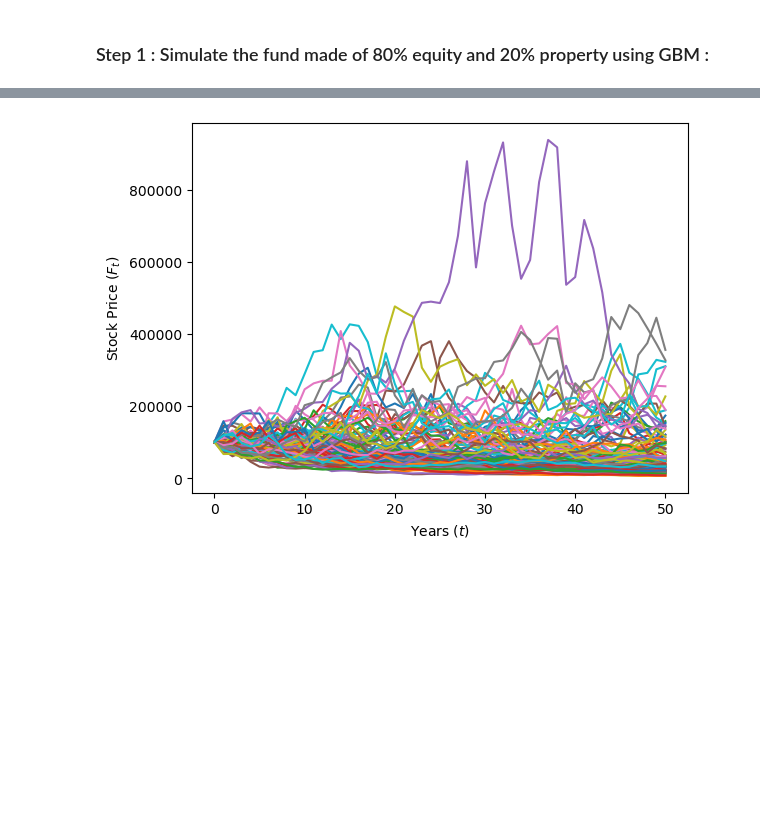
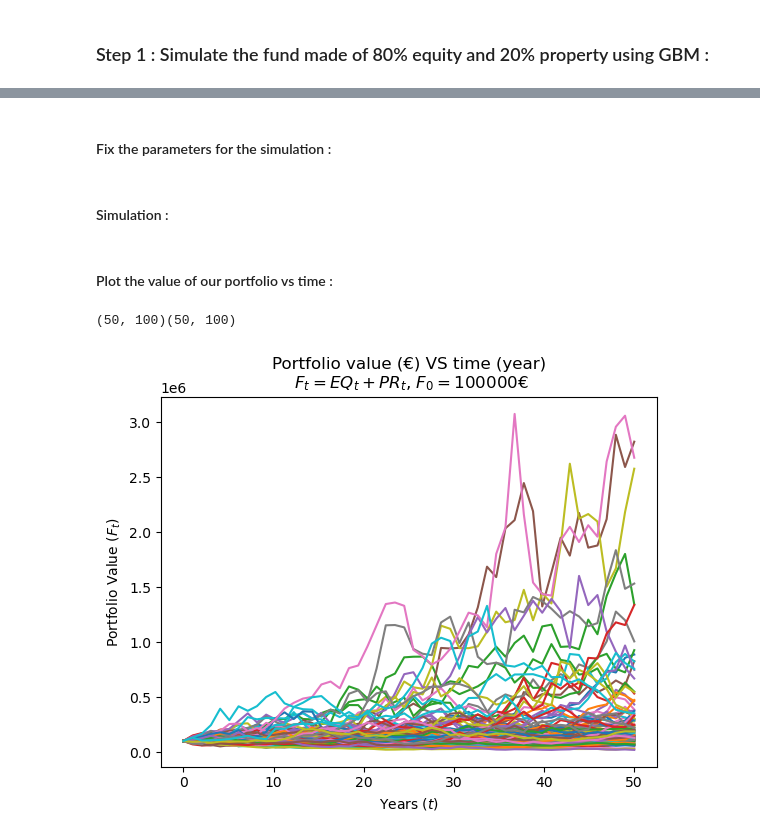
Before and after one commit to NoeDebrois/MSc-Mathematical-Engineering, a Jupyter notebook: Courses/Insurance and Econometrics/Insurance_Project.ipynb, the cells around one changed output, grey strips where cells are left out. Saved outputs shown, nothing was run; the diff lists cells and outputs as text; code cells hidden in the pictures; blank space fills up the shorter version.

```diff
--- a/Courses/Insurance and Econometrics/Insurance_Project.ipynb
+++ b/Courses/Insurance and Econometrics/Insurance_Project.ipynb
@@ -55,4 +41,5 @@ file_path = 'EIOPA/EIOPA_RFR_20240229_Term_Structures.xlsx'
 df = pd.read_excel(file_path, "RFR_spot_no_VA", usecols="S", )
 df = df[9:]
 df = df.rename(columns={'Unnamed: 18': 'EIOPA IT without VA, FEB'})
-df
+rt = np.array(df).T
+rt = np.array(rt, np.float64)
@@ -107,12 +77,41 @@ The result is a matrix Ft = EQt + PRt representing our simulated portfolio over
+# %% [markdown]
+#### Fix the parameters for the simulation :
+# %%
+# Parameters
+m_MC = 100 # Number of simulations
+T = 50 # Time horizon in years
+N = 50 # Number of time steps (daily frequency)
+dt = T / N # Time step
+F0 = 100000 # Initial value of the fund
+sigma_equity = 0.20 # Volatility for equity
+sigma_property = 0.10 # Volatility for property
+rt = rt[0, :N] # Time-varying risk-free rate
+PR_weight = 0.2 # Weight of PR in the portfolio
+EQ_weight = 0.8 # Weight of EQ in the portfolio
+# %% [markdown]
+#### Simulation :
+# %%
+# Simulate equity and property paths
+EQt= simulate_gbm_vec(F0, rt, sigma_equity, dt, N, m_MC)
+PRt = simulate_gbm_vec(F0, rt, sigma_property, dt, N, m_MC)
+
+# Calculate the fund value at each time step
+fund_value = EQ_weight * EQt + PR_weight * PRt
+# %% [markdown]
+#### Plot the value of our portfolio vs time :
 # %%
-time = np.linspace(0,T,n+1)
+# Define time interval correctly
+time = np.linspace(0,T,N)
+# Require numpy array that is the same shape as Ft
+tt = np.full(shape=(m_MC,N), fill_value=time).T
+# Check that the dimensions are OK for the plot
+print(str(tt.shape) + str(fund_value.T.shape))
 
-# Require numpy array that is the same shape as St
-tt = np.full(shape=(M,n+1), fill_value=time).T
-
-plt.plot(tt, Ft(r=0,sigma_EQt=0.2,poids_EQt=0.8,sigma_PRt=0.1,poids_PRt=0.2))
+plt.plot(tt, fund_value.T);
 plt.xlabel("Years $(t)$")
-plt.ylabel("Stock Price $(F_t)$")
+plt.ylabel("Portfolio Value $(F_t)$")
+plt.title("Portfolio value (€) VS time (year)\n $F_t = EQ_t + PR_t$, $F_0 = 100000€$")
 plt.show()
 # %% [output]
+(50, 100)(50, 100)
-[figure, old version]
+[figure, new version]
```
Also changed, not shown: parts of 8 cells of this notebook.
